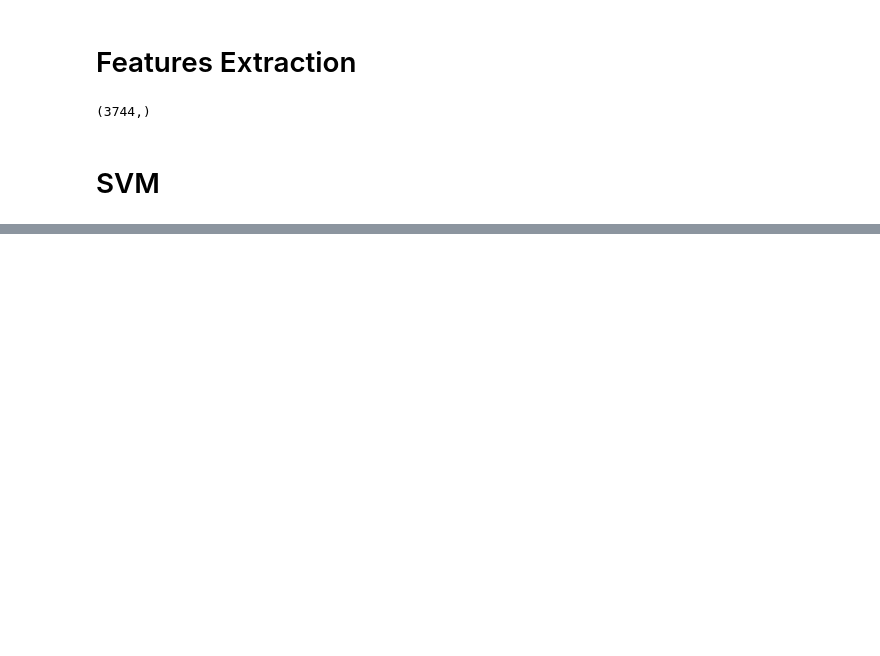
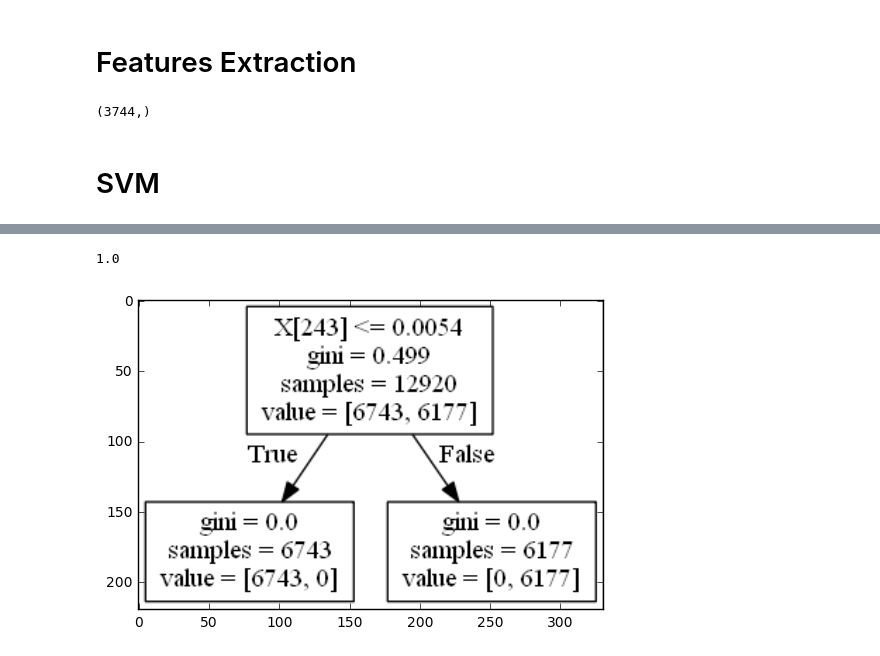
Before and after one commit to soon-yau/SDCND_Term1, a Jupyter notebook: vehicle-detect-tracking/vehicle-detect-track.ipynb, the cells around one changed output, grey strips where cells are left out. Saved outputs shown, nothing was run; the diff lists cells and outputs as text; code cells hidden in the pictures; blank space fills up the shorter version.

```diff
--- a/vehicle-detect-tracking/vehicle-detect-track.ipynb
+++ b/vehicle-detect-tracking/vehicle-detect-track.ipynb
@@ -169,0 +166,21 @@ Validation accuray 1.0000
+# %%
+from sklearn import tree
+X_train, X_test, y_train, y_test=process_datasets(features='hog',hog_idx=None)
+clf=tree.DecisionTreeClassifier()
+clf.fit(X_train,y_train)
+
+pred=clf.predict(X_test)
+accuracy=np.mean(pred==y_test)
+print(accuracy)
+
+tree.export_graphviz(clf, out_file='tree.dot')
+# %% [output]
+1.0
+# %%
+# Use command line to plot tree in image
+#dot -Tpng tree.dot -o tree.png
+
+plt.imshow(mpimg.imread('tree.png'))
+plt.show()
+# %% [output]
+[figure, added]
```
Also changed, not shown: parts of 11 cells of this notebook, 1 other file.
